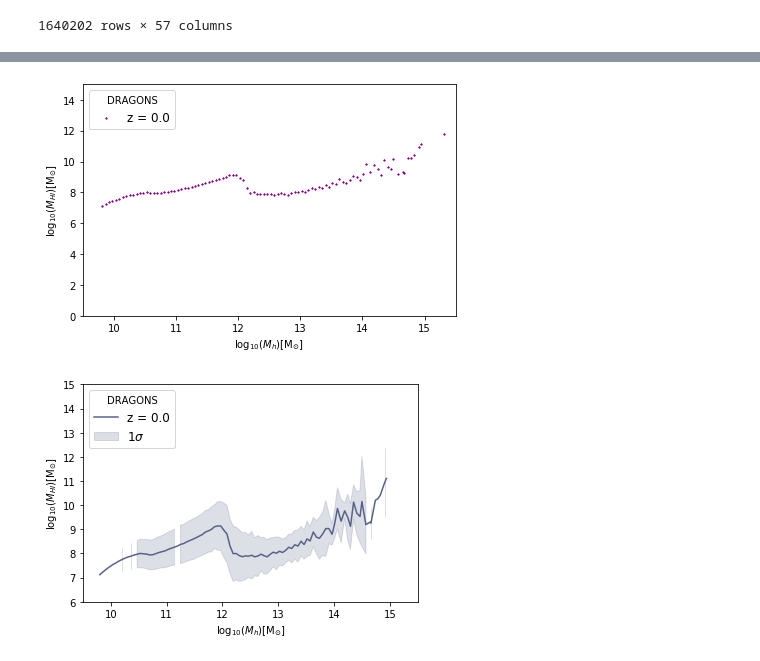
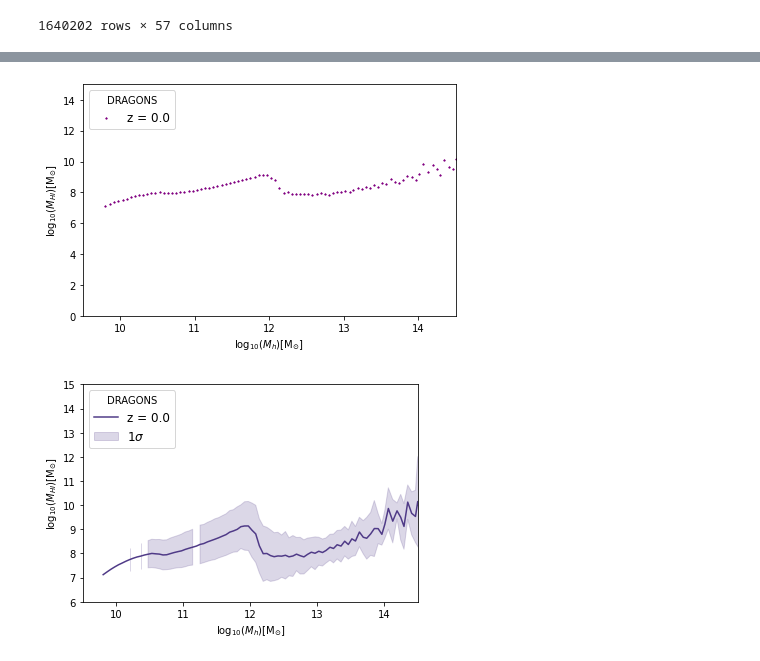
Before and after one commit to AliceEMaffs/DRAGONS_Project, a Jupyter notebook: Alice_MHI_Mvir-shaded_z0.ipynb, the cells around one changed output, grey strips where cells are left out. Cells and saved outputs as stored; diff of their text form; code cells hidden in the pictures.

```diff
--- a/Alice_MHI_Mvir-shaded_z0.ipynb
+++ b/Alice_MHI_Mvir-shaded_z0.ipynb
@@ -100,7 +234,7 @@ plot = ax.scatter(Mvir_mean, HIMass_median, color= "purple", marker= "*", s=2, l
 ax.set_xlabel(r"$\log_{10}(M_{h}) [{\rm M_{\odot}}]$")
 ax.set_ylabel(r"$\log_{10}(M_{HI}) [{\rm M_{\odot}}]$")
 ax.set_ylim([0,15])
-ax.set_xlim([9.5,15.5])
+ax.set_xlim([9.5,14.5])
 # Add the legend
 plt.legend(title=("DRAGONS"),
            loc='upper left',
@@ -113,26 +247,26 @@ nbins = str(nbins)
 name_of_plot=("Alice_MHI_Mvir_" + nbins + "_scatter")
 plt.savefig("plots/" + name_of_plot + ".pdf")
 # %% [output]
-[figure, old version]
+[figure, new version]
 # %%
 fig, ax = plt.subplots(1, 1)
 ax.set_xlabel(r"$\log_{10}(M_{h}) [{\rm M_{\odot}}]$")
 ax.set_ylabel(r"$\log_{10}(M_{HI}) [{\rm M_{\odot}}]$")
 ax.set_ylim([6,15])
-ax.set_xlim([9.5,15.5])
+ax.set_xlim([9.5,14.5])
 label_sigma = ("$1\sigma$")
 color_used=np.random.rand(3,)
 ax.plot(Mvir_mean, HIMass_median, color=color_used, label=label_z)
 ax.fill_between(Mvir_mean,
                 HIMass_median - HIMass_std,
                 HIMass_median + HIMass_std,
                 alpha=0.2, color =color_used, label=label_sigma)
 
 plt.legend(title=("DRAGONS"),
            loc='upper left',
            fontsize=12)
 
 name_of_plot=("Alice_MHI_Mvir_" + nbins + "_shaded_z-" + redshift_used)
 plt.savefig("plots/" + name_of_plot + ".pdf")
 # %% [output]
-[figure, old version]
+[figure, new version]
```
Also changed, not shown: parts of 11 cells of this notebook, 2 other files.
